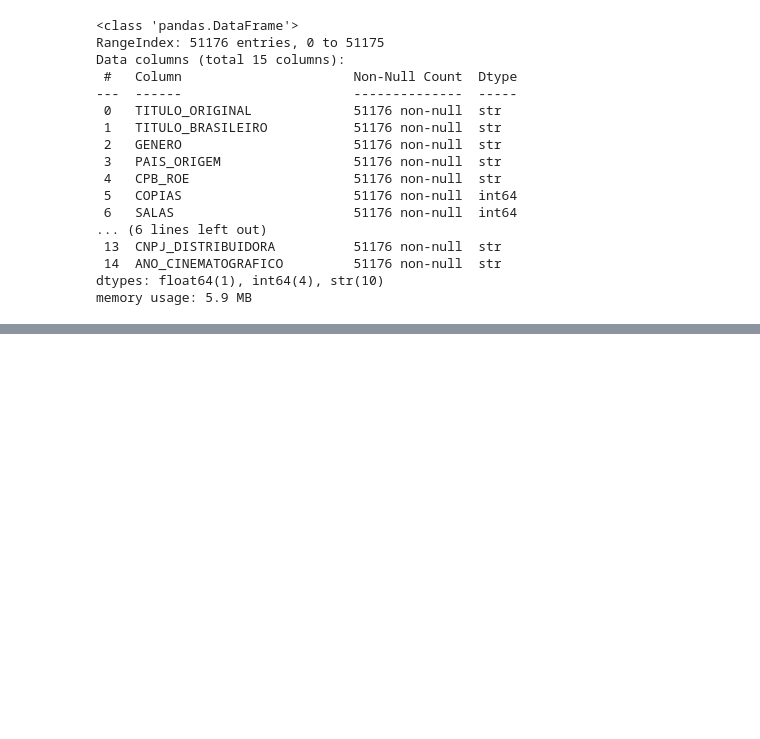
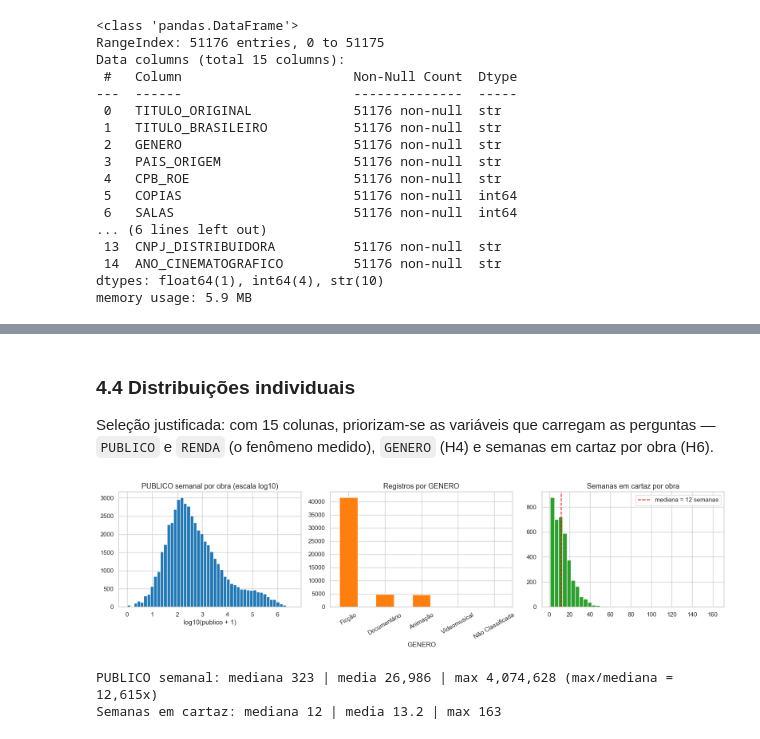
Before and after one commit to danielsiqueiradev/MVP_Analise_De_Dados_PUC-RJ, a Jupyter notebook: MVP_Bilheteria_Cinema_Brasileiro.ipynb, the cells around one changed output, grey strips where cells are left out. Cells and saved outputs as stored; diff of their text form; code cells hidden in the pictures; blank space fills up the shorter version.

```diff
--- a/MVP_Bilheteria_Cinema_Brasileiro.ipynb
+++ b/MVP_Bilheteria_Cinema_Brasileiro.ipynb
@@ -82,5 +104,15 @@ COR_NAC, COR_ESTR = "#2ca02c", "#1f77b4"  # verde = nacional, azul = estrangeira
 # %%
-df_raw = pd.read_csv("data/BilheteriaObrasSemana.csv")
+DATA_URL = ("https://raw.githubusercontent.com/danielsiqueiradev/"
+            "MVP_Analise_De_Dados_PUC-RJ/main/data/BilheteriaObrasSemana.csv")
+
+try:
+    df_raw = pd.read_csv(DATA_URL)
+    origem_dados = f"repositorio GitHub (raw): {DATA_URL}"
+except Exception:
+    df_raw = pd.read_csv("data/BilheteriaObrasSemana.csv")
+    origem_dados = "copia local em data/ (fallback para execucao offline)"
+
+print(f"Origem: {origem_dados}")
 print(f"{df_raw.shape[0]:,} registros x {df_raw.shape[1]} colunas")
 df_raw.head()
 # %% [output]
@@ -670,0 +299,34 @@ Entre 2009 e 2017, a bilheteria brasileira cresceu — mas cresceu **pelo preço
+# %% [markdown]
+### 4.4 Distribuições individuais
+
+Seleção justificada: com 15 colunas, priorizam-se as variáveis que carregam as perguntas — `PUBLICO` e `RENDA` (o fenômeno medido), `GENERO` (H4) e semanas em cartaz por obra (H6).
+# %%
+df_obras_aux = df_raw.groupby("CPB_ROE").size().rename("SEMANAS_CARTAZ")
+
+fig, axes = plt.subplots(1, 3, figsize=(16, 4.5))
+
+axes[0].hist(np.log10(df_raw["PUBLICO"] + 1), bins=50, color="#1f77b4")
+axes[0].set_title("PUBLICO semanal por obra (escala log10)")
+axes[0].set_xlabel("log10(publico + 1)")
+
+df_raw["GENERO"].value_counts().plot.bar(ax=axes[1], color="#ff7f0e")
+axes[1].set_title("Registros por GENERO")
+axes[1].tick_params(axis="x", rotation=30)
+
+axes[2].hist(df_obras_aux, bins=40, color="#2ca02c")
+med = df_obras_aux.median()
+axes[2].axvline(med, color="red", ls="--", label=f"mediana = {med:.0f} semanas")
+axes[2].set_title("Semanas em cartaz por obra")
+axes[2].legend()
+
+plt.tight_layout()
+plt.show()
+
+print(f"PUBLICO semanal: mediana {df_raw['PUBLICO'].median():,.0f} | "
+      f"media {df_raw['PUBLICO'].mean():,.0f} | max {df_raw['PUBLICO'].max():,.0f} "
+      f"(max/mediana = {df_raw['PUBLICO'].max()/df_raw['PUBLICO'].median():,.0f}x)")
+print(f"Semanas em cartaz: mediana {med:.0f} | media {df_obras_aux.mean():.1f} | max {df_obras_aux.max()}")
+# %% [output]
+[figure, added]
+PUBLICO semanal: mediana 323 | media 26,986 | max 4,074,628 (max/mediana = 12,615x)
+Semanas em cartaz: mediana 12 | media 13.2 | max 163
```
Also changed, not shown: parts of 96 cells of this notebook, 1 other file.
